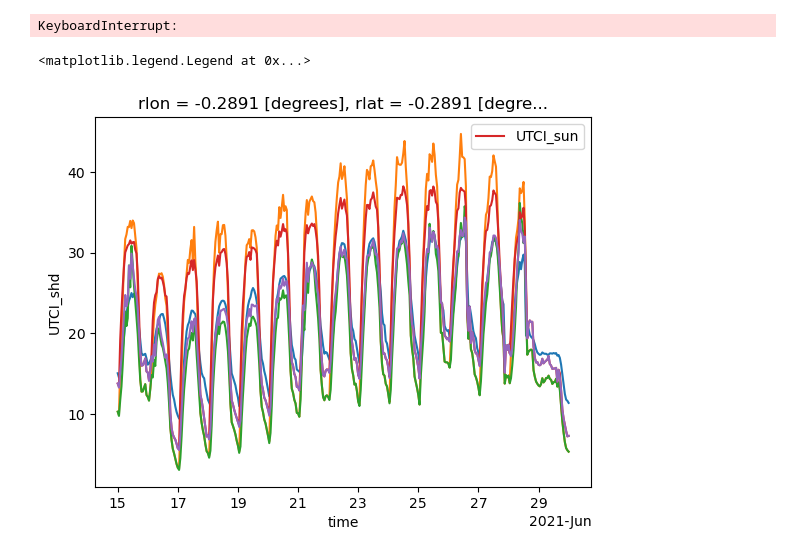
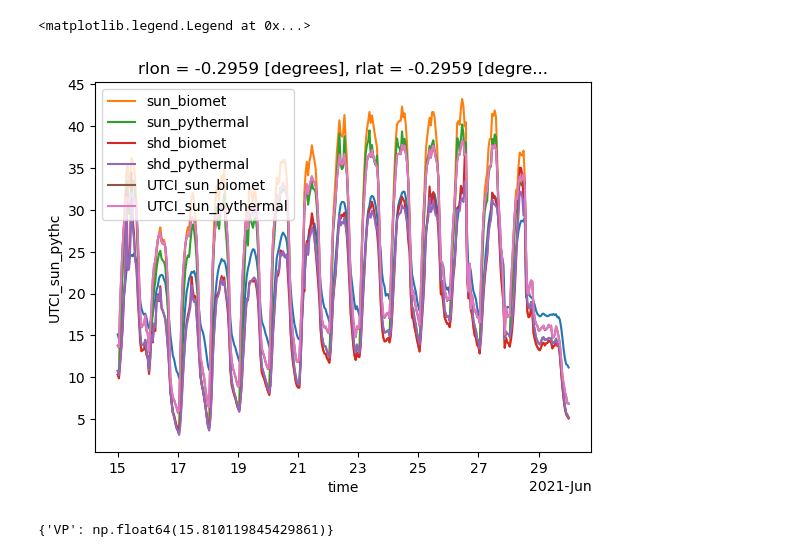
Before and after one commit to mvarentsov/PyBiometeo, a Jupyter notebook: s_calc_thermal_comfort4COSMO.ipynb, the cells around one changed output. Cells and saved outputs as stored; diff of their text form; code cells hidden in the pictures.

Commit message:
support for pythermalcomfort, testing

```diff
--- a/s_calc_thermal_comfort4COSMO.ipynb
+++ b/s_calc_thermal_comfort4COSMO.ipynb
@@ -13,9 +11,6 @@ import importlib
 import biometeo_parallel
 from multiprocessing import cpu_count
 # %%
-ground_alb  = 0.2
-ground_emis = 0.95
-ground_z0 = 0.1
 
 exp_name = 'OUT_v6teb_ICONfixed2ERA5_AEV5t2_alb2_rt25_noconv_rucpOVMr2_thDS'
 
@@ -25,16 +20,20 @@ else:
     ds_dir = f'/home/mvarentsov/data/COSMO/MSK/20210601/MSK_0.0025_WorldCover1_rucpOVMr2/{exp_name}/cr/'
 
 ds = xr.open_mfdataset(ds_dir + '*.nc')
-ds.load()
-
-ds['VEL_10M'] = np.sqrt (ds['U_10M']**2 + ds['V_10M']**2)
-ds['GHI'] = ds['SWDIRS_RAD'] + ds['SWDIFDS_RAD']
+#ds.load()
 # %%
+ground_alb  = 0.2
+ground_emis = 0.95
+ground_z0 = 0.1
+ground_z0_utci=0.01
+
+ds['VEL_10M'] = np.sqrt (ds['U_10M']**2 + ds['V_10M']**2)
+ds['GHI'] = ds['SWDIRS_RAD'] + ds['SWDIFDS_RAD']
+
 if 'MRT_sun' not in ds.data_vars or 'MRT_shd' not in ds.data_vars:
     ds['MRT_sun'],ds['MRT_shd'] = calc_MRT4ds (ds, 'T_2M', 'GHI', 'SWDIFDS_RAD', 'THDS_RAD', 'T_G', ground_alb, ground_emis)
     ds['MRT_sun'].to_netcdf(ds_dir + 'MRT_sun.nc')
     ds['MRT_shd'].to_netcdf(ds_dir + 'MRT_shd.nc')
-
 
 ds['T_2Mc'] = ds['T_2M'] - 273.15
 ds['E_2M'] = 6.11 * np.exp(17.27 * ds['T_2Mc'] / (ds['T_2Mc'] + 237.3))
@@ -42,7 +41,10 @@ ds['e_2M'] = ds['E_2M'] * ds['RELHUM_2M'] / 100
 
 # Compute wind speed at 1.1m with bounds
 ds['VEL_1.1m'] = ds['VEL_10M'] * np.log(1.1/ground_z0) / np.log(10/ground_z0)
-ds['VEL_1.1m'] = ds['VEL_1.1m'].clip(min=0.341, max=11.5)
+ds['VEL_10M4UTCI'] = ds['VEL_1.1m'] * np.log(10/ground_z0_utci) / np.log(1.1/ground_z0_utci)
+ds['VEL_1.1m4UTCI'] = ds['VEL_10M4UTCI'] * np.log(1.1/ground_z0_utci) / np.log(10/ground_z0_utci)
+ds['VEL_1.1m'] = ds['VEL_1.1m'].clip(min=0.35, max=7.9) #for biometeo UTCI
+ds['VEL_10M4UTCI'] = ds['VEL_10M4UTCI'].clip(min=0.5, max=17.5) #for biometeo UTCI
 
 # Convert MRT to Celsius
 ds['MRT_sun_C'] = ds['MRT_sun'] - 273.15
@@ -51,28 +53,19 @@ ds['MRT_shd_C'] = ds['MRT_shd'] - 273.15
 
 importlib.reload(biometeo_parallel)
 
-ds_sel = ds.isel(rlon=slice(0,30), rlat=slice(0,30))
+ds_sel = ds.isel(rlon=slice(0,2), rlat=slice(0,2))
 
-n_jobs = 8
+n_jobs = 1
 
-ds_sel['PET_sun']  = biometeo_parallel.compute4xarray_ds ('PET', ds_sel, {'Ta':'T_2Mc', 'v':'VEL_1.1m', 'VP':'e_2M', 'Tmrt':'MRT_sun_C'}, n_jobs, result_key='PET_v', n_chunks=361, use_tqdm = True)
-ds_sel['PET_shd']  = biometeo_parallel.compute4xarray_ds ('PET', ds_sel, {'Ta':'T_2Mc', 'v':'VEL_1.1m', 'VP':'e_2M', 'Tmrt':'MRT_shd_C'}, n_jobs, result_key='PET_v', n_chunks=361, use_tqdm = True)
-ds_sel['UTCI_sun'] = biometeo_parallel.compute4xarray_ds ('UTCI', ds_sel, {'Ta':'T_2Mc', 'v':'VEL_1.1m', 'VP':'e_2M', 'Tmrt':'MRT_sun_C'}, n_jobs, n_chunks=361, use_tqdm = True)
-ds_sel['UTCI_shd'] = biometeo_parallel.compute4xarray_ds ('UTCI', ds_sel, {'Ta':'T_2Mc', 'v':'VEL_1.1m', 'VP':'e_2M', 'Tmrt':'MRT_shd_C'}, n_jobs, n_chunks=361, use_tqdm = True)
+ds_sel['PET_sun_biomet']  = biometeo_parallel.compute4xarray_ds ('biometeo.PET', ds_sel, {'Ta':'T_2Mc', 'v':'VEL_1.1m', 'VP':'e_2M', 'Tmrt':'MRT_sun_C'}, n_jobs, result_key='PET_v', n_chunks=361, use_tqdm = True, tqdm_desc='PET_sun_biomet')
+ds_sel['PET_shd_biomet']  = biometeo_parallel.compute4xarray_ds ('biometeo.PET', ds_sel, {'Ta':'T_2Mc', 'v':'VEL_1.1m', 'VP':'e_2M', 'Tmrt':'MRT_shd_C'}, n_jobs, result_key='PET_v', n_chunks=361, use_tqdm = True, tqdm_desc='PET_shd_biomet')
 
-# ds_sel['PET_sun'] = ds_sel['T_2M'] * np.nan
-# ds_sel['PET_shd'] = ds_sel['T_2M'] * np.nan
-# ds_sel['UTCI_sun'] = ds_sel['T_2M'] * np.nan
-# ds_sel['UTCI_shd'] = ds_sel['T_2M'] * np.nan
+ds_sel['UTCI_sun_bimet'] = biometeo_parallel.compute4xarray_ds ('biometeo.UTCI', ds_sel, {'Ta':'T_2Mc', 'v':'VEL_1.1m', 'VP':'e_2M', 'Tmrt':'MRT_sun_C'}, n_jobs, n_chunks=361, use_tqdm = True, tqdm_desc='UTCI_sun_bimet')
+ds_sel['UTCI_shd_bimet'] = biometeo_parallel.compute4xarray_ds ('biometeo.UTCI', ds_sel, {'Ta':'T_2Mc', 'v':'VEL_1.1m', 'VP':'e_2M', 'Tmrt':'MRT_shd_C'}, n_jobs, n_chunks=361, use_tqdm = True, tqdm_desc='UTCI_shd_bimet')
 
-# for i,time in tqdm (enumerate(ds.time), total=ds_sel.time.shape[0]):
+ds_sel['PET_sun_pythc']  = biometeo_parallel.compute4xarray_ds ('pythermalcomfort.models.pet_steady.pet_steady', ds_sel,  {'tdb':'T_2Mc', 'v':'VEL_10M4UTCI', 'rh':'RELHUM_2M', 'tr':'MRT_sun_C'}, n_jobs, result_key='pet', n_chunks=361, use_tqdm = True, static_params={'met': 1.37, 'clo': 0.9, 'position':'standing', 'age': 35}, tqdm_desc='PET_sun_pythc')
+ds_sel['PET_shd_pythc']  = biometeo_parallel.compute4xarray_ds ('pythermalcomfort.models.pet_steady.pet_steady', ds_sel,  {'tdb':'T_2Mc', 'v':'VEL_10M4UTCI', 'rh':'RELHUM_2M', 'tr':'MRT_shd_C'}, n_jobs, result_key='pet', n_chunks=361, use_tqdm = True, static_params={'met': 1.37, 'clo': 0.9, 'position':'standing', 'age': 35}, tqdm_desc='PET_shd_pythc')
 
-#     ds4time = ds_sel.isel(time=i)
-
-#     ds_sel['PET_sun'][i,:,:] = biometeo_parallel.compute4xarray_ds (biometeo.PET, ds4time, {'Ta':'T_2Mc', 'v':'VEL_1.1m', 'VP':'e_2M', 'Tmrt':'MRT_sun_C'}, n_jobs, result_key='PET_v', n_chunks=100, use_tqdm = False)
-#     ds_sel['PET_shd'][i,:,:] = biometeo_parallel.compute4xarray_ds (biometeo.PET, ds4time, {'Ta':'T_2Mc', 'v':'VEL_1.1m', 'VP':'e_2M', 'Tmrt':'MRT_shd_C'}, n_jobs, result_key='PET_v', n_chunks=100, use_tqdm = False)
-#     ds_sel['UTCI_sun'][i,:,:] = biometeo_parallel.compute4xarray_ds (biometeo.UTCI, ds4time, {'Ta':'T_2Mc', 'v':'VEL_1.1m', 'VP':'e_2M', 'Tmrt':'MRT_sun_C'}, n_jobs, n_chunks=100, use_tqdm = False)
-#     ds_sel['UTCI_shd'][i,:,:] = biometeo_parallel.compute4xarray_ds (biometeo.UTCI, ds4time, {'Ta':'T_2Mc', 'v':'VEL_1.1m', 'VP':'e_2M', 'Tmrt':'MRT_shd_C'}, n_jobs, n_chunks=100, use_tqdm = False)
+ds_sel['UTCI_sun_pythc'] = biometeo_parallel.compute4xarray_ds ('pythermalcomfort.models.utci', ds_sel, {'tdb':'T_2Mc', 'v':'VEL_10M4UTCI', 'rh':'RELHUM_2M', 'tr':'MRT_sun_C'}, n_jobs, result_key='utci', n_chunks=361, use_tqdm = True, tqdm_desc='UTCI_sun_pythc')
+ds_sel['UTCI_shd_pythc'] = biometeo_parallel.compute4xarray_ds ('pythermalcomfort.models.utci', ds_sel, {'tdb':'T_2Mc', 'v':'VEL_10M4UTCI', 'rh':'RELHUM_2M', 'tr':'MRT_shd_C'}, n_jobs, result_key='utci', n_chunks=361, use_tqdm = True, tqdm_desc='UTCI_shd_pythc')
-# %% [output]
-KeyboardInterrupt:
 # %%
@@ -83,15 +76,28 @@ ds_sel['UTCI_shd'].to_netcdf(ds_dir + 'UTCI_shd.nc')
 # %%
 from matplotlib import pyplot as plt
 
-ds4point = ds_sel.isel(rlon=4, rlat=4)
+ds4point = ds_sel.isel(rlon=1, rlat=1)
 (ds4point['T_2M']-273.5).plot()
-ds4point['PET_sun'].plot()
-ds4point['PET_shd'].plot()
+#ds4point['PET_sun'].plot()
+#ds4point['PET_shd'].plot()
 
-ds4point['UTCI_sun'].plot(label='UTCI_sun')
-ds4point['UTCI_shd'].plot()
+ds4point['PET_sun_biomet'].plot(label='sun_biomet')
+ds4point['PET_sun_pythc'].plot(label='sun_pythermal')
+
+ds4point['PET_shd_biomet'].plot(label='shd_biomet')
+ds4point['PET_shd_pythc'].plot(label='shd_pythermal')
+
+ds4point['UTCI_sun_bimet'].plot(label='UTCI_sun_biomet')
+ds4point['UTCI_sun_pythc'].plot(label='UTCI_sun_pythermal')
+
+
+#ds4point['UTCI_shd'].plot()
 
 plt.legend()
 # %% [output]
 <matplotlib.legend.Legend at 0x...>
-[figure, old version]
+[figure, new version]
+# %%
+module.VP_RH_exchange(RH=50,Ta=25)
+# %% [output]
+{'VP': np.float64(15.810119845429861)}
```
Also changed, not shown: parts of 2 cells of this notebook, 4 other files.
